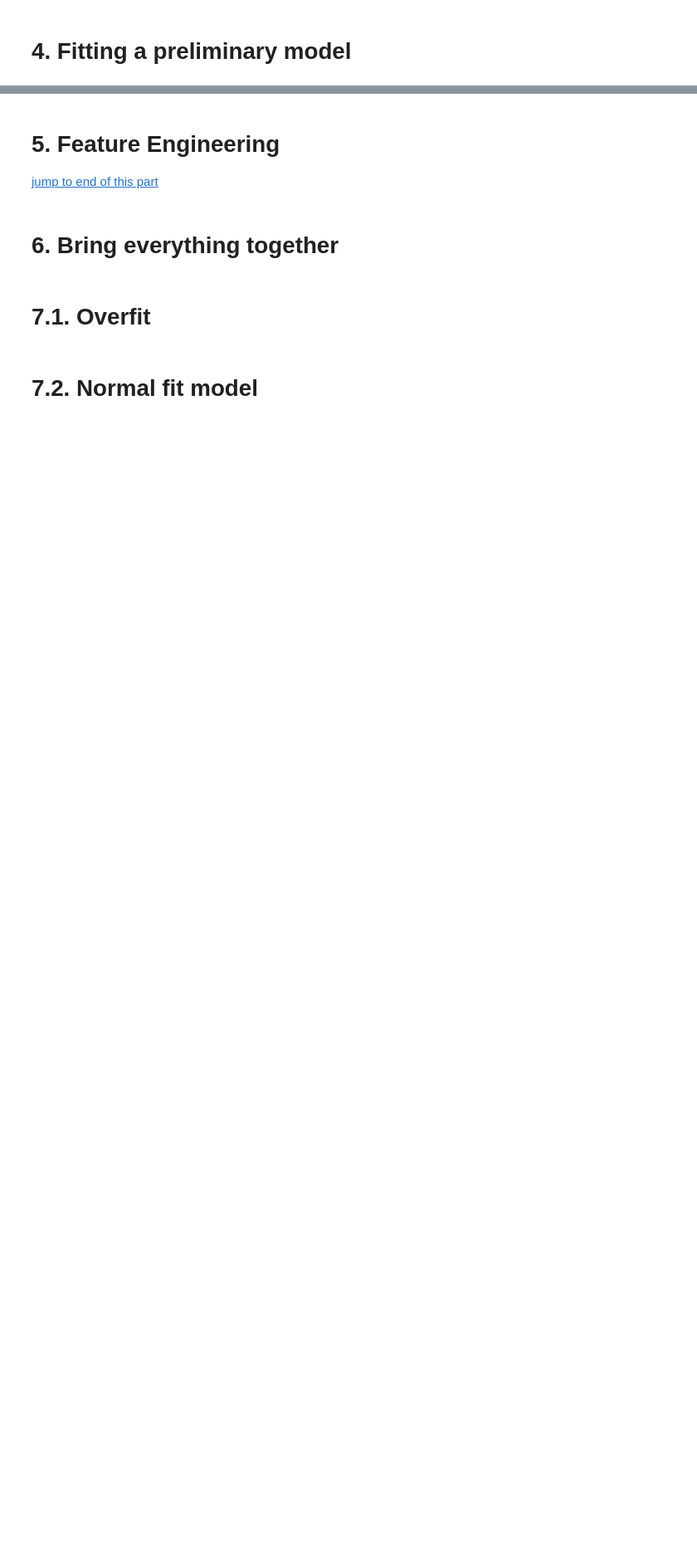
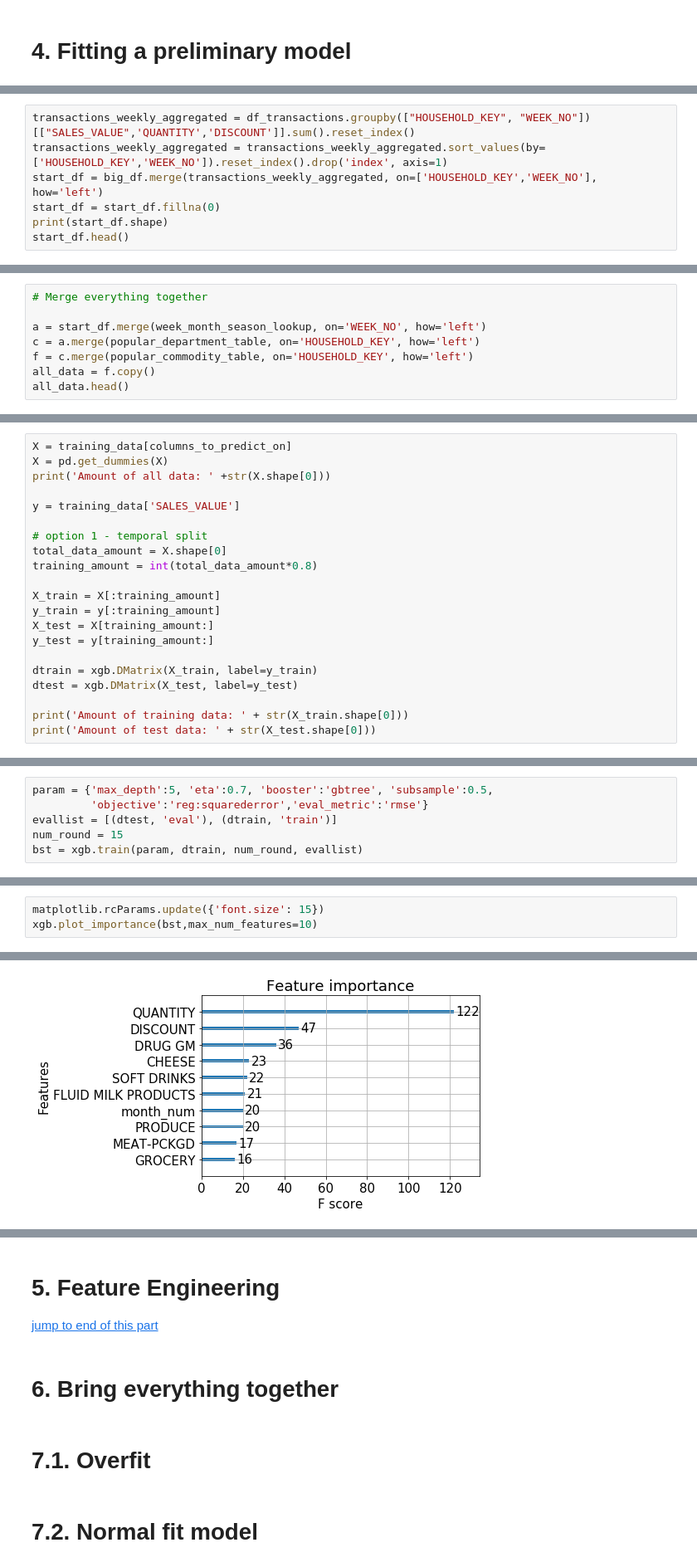
Before and after one commit to robmoratore/ShellDnA, a Jupyter notebook: DnA 2.0/cleaned main notebook.ipynb, the cells around one changed output, grey strips where cells are left out. Shown at 83% size. Drawn from its saved outputs; the diff is of its cells as text; blank space fills up the shorter version.

```diff
--- a/DnA 2.0/cleaned main notebook.ipynb
+++ b/DnA 2.0/cleaned main notebook.ipynb
@@ -455,0 +517,7 @@ most_popular_commodity_list = most_popular_commodity.head()['COMMODITY_DESC'].to
+# %%
+transactions_weekly_aggregated = df_transactions.groupby(["HOUSEHOLD_KEY", "WEEK_NO"])[["SALES_VALUE",'QUANTITY','DISCOUNT']].sum().reset_index()
+transactions_weekly_aggregated = transactions_weekly_aggregated.sort_values(by=['HOUSEHOLD_KEY','WEEK_NO']).reset_index().drop('index', axis=1)
+start_df = big_df.merge(transactions_weekly_aggregated, on=['HOUSEHOLD_KEY','WEEK_NO'], how='left')
+start_df = start_df.fillna(0)
+print(start_df.shape)
+start_df.head()
@@ -455,0 +534,8 @@ most_popular_commodity_list = most_popular_commodity.head()['COMMODITY_DESC'].to
+# %%
+# Merge everything together
+
+a = start_df.merge(week_month_season_lookup, on='WEEK_NO', how='left')
+c = a.merge(popular_department_table, on='HOUSEHOLD_KEY', how='left')
+f = c.merge(popular_commodity_table, on='HOUSEHOLD_KEY', how='left')
+all_data = f.copy()
+all_data.head()
@@ -455,0 +582,21 @@ most_popular_commodity_list = most_popular_commodity.head()['COMMODITY_DESC'].to
+# %%
+X = training_data[columns_to_predict_on]
+X = pd.get_dummies(X)
+print('Amount of all data: ' +str(X.shape[0]))
+
+y = training_data['SALES_VALUE']
+
+# option 1 - temporal split
+total_data_amount = X.shape[0]
+training_amount = int(total_data_amount*0.8)
+
+X_train = X[:training_amount]
+y_train = y[:training_amount]
+X_test = X[training_amount:]
+y_test = y[training_amount:]
+
+dtrain = xgb.DMatrix(X_train, label=y_train)
+dtest = xgb.DMatrix(X_test, label=y_test)
+
+print('Amount of training data: ' + str(X_train.shape[0]))
+print('Amount of test data: ' + str(X_test.shape[0]))
@@ -455,0 +609,6 @@ most_popular_commodity_list = most_popular_commodity.head()['COMMODITY_DESC'].to
+# %%
+param = {'max_depth':5, 'eta':0.7, 'booster':'gbtree', 'subsample':0.5,
+         'objective':'reg:squarederror','eval_metric':'rmse'}
+evallist = [(dtest, 'eval'), (dtrain, 'train')]
+num_round = 15
+bst = xgb.train(param, dtrain, num_round, evallist)
@@ -455,0 +654,4 @@ most_popular_commodity_list = most_popular_commodity.head()['COMMODITY_DESC'].to
+# %%
+matplotlib.rcParams.update({'font.size': 15})
+xgb.plot_importance(bst,max_num_features=10)
+# %% [output]
@@ -455,0 +659 @@ most_popular_commodity_list = most_popular_commodity.head()['COMMODITY_DESC'].to
+[figure, added]
```
Also changed, not shown: parts of 24 cells of this notebook, 1 other file.
